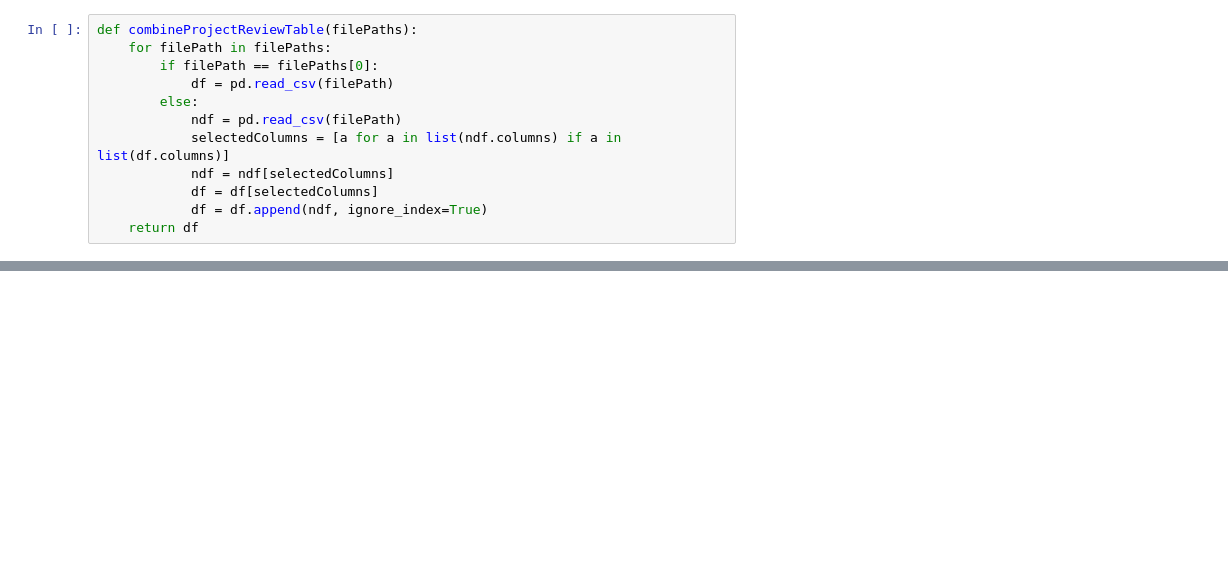
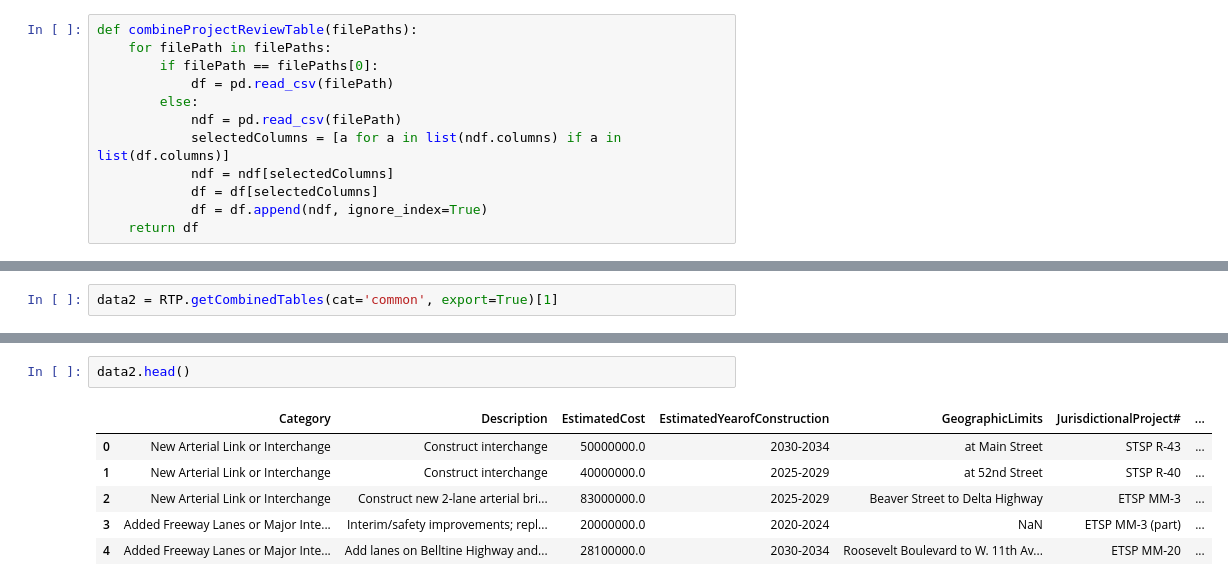
Before and after one commit to dongmeic/RTP, a Jupyter notebook: projlist/4.revise_RTP_data.ipynb, the cells around one changed output, grey strips where cells are left out. Saved outputs shown, nothing was run; the diff lists cells and outputs as text; blank space fills up the shorter version.

```diff
--- a/projlist/4.revise_RTP_data.ipynb
+++ b/projlist/4.revise_RTP_data.ipynb
@@ -296,0 +339,2 @@ data = RTP.getCombinedTables(cat='missing')
+# %%
+data2 = RTP.getCombinedTables(cat='common', export=True)[1]
@@ -296,0 +353,9 @@ data = RTP.getCombinedTables(cat='missing')
+# %%
+data2.head()
+# %% [output]
+|  | Category | Description | EstimatedCost | EstimatedYearofConstruction | GeographicLimits | JurisdictionalProject# | ... |
+| 0 | New Arterial Link or Interchange | Construct interchange | 50000000.0 | 2030-2034 | at Main Street | STSP R-43 | ... |
+| 1 | New Arterial Link or Interchange | Construct interchange | 40000000.0 | 2025-2029 | at 52nd Street | STSP R-40 | ... |
+| 2 | New Arterial Link or Interchange | Construct new 2-lane arterial bri... | 83000000.0 | 2025-2029 | Beaver Street to Delta Highway | ETSP MM-3 | ... |
+| 3 | Added Freeway Lanes or Major Inte... | Interim/safety improvements; repl... | 20000000.0 | 2020-2024 | NaN | ETSP MM-3 (part) | ... |
+| 4 | Added Freeway Lanes or Major Inte... | Add lanes on Belltine Highway and... | 28100000.0 | 2030-2034 | Roosevelt Boulevard to W. 11th Av... | ETSP MM-20 | ... |
```
Also changed, not shown: parts of 7 cells of this notebook, 1 other file.
